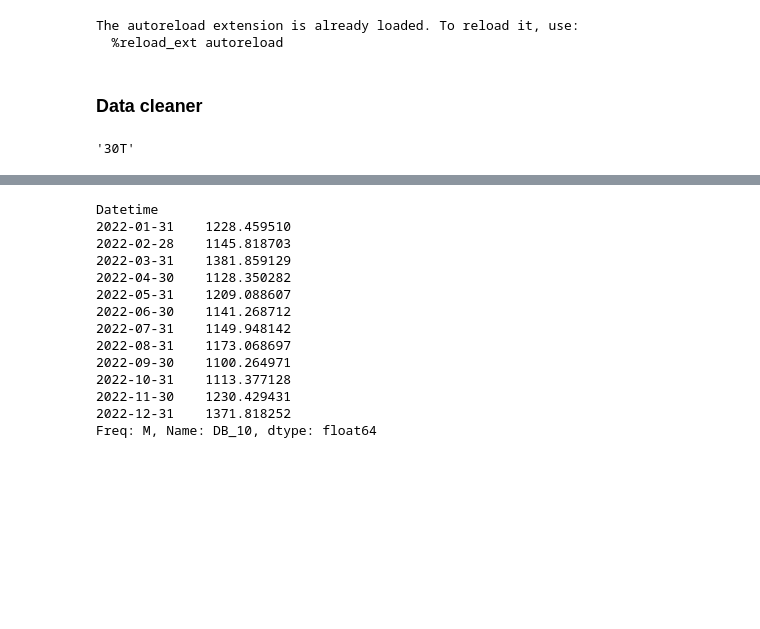
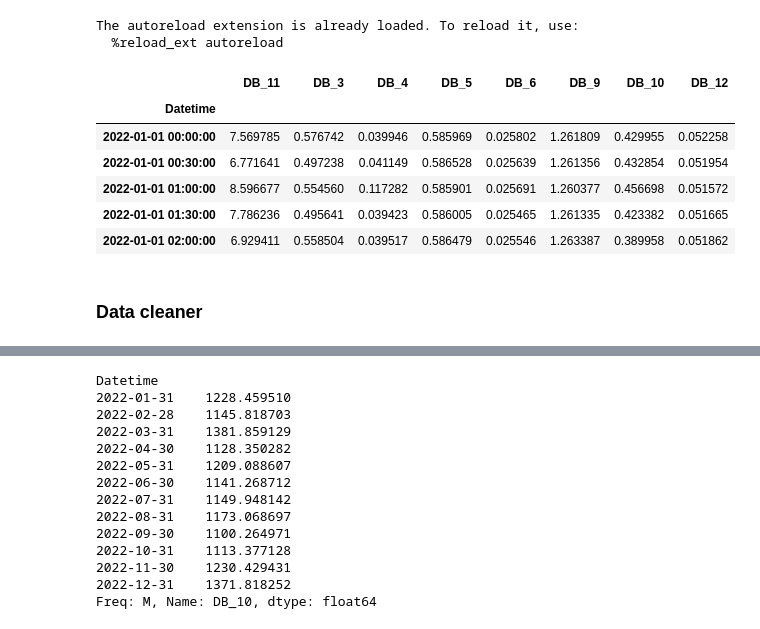
Before and after one commit to empowering-energy-solutions-ltd/e2sviz, a Jupyter notebook: notebooks/clean_demo.ipynb, the cells around one changed output, grey strips where cells are left out. Cells and saved outputs as stored; diff of their text form; code cells hidden in the pictures; blank space fills up the shorter version.

```diff
--- a/notebooks/clean_demo.ipynb
+++ b/notebooks/clean_demo.ipynb
@@ -20,12 +20,16 @@ from pathlib import Path
 # %%
 demand = dummy_data.create_dummy_site_demand(2022)
 
 save_path = Path(r'/Users/rhysjones/Library/CloudStorage/GoogleDrive-rhys.jones@e2s.energy/Shared drives/e2s-softwares/Lyra/08 - Customers/06 - Bender/02 - Ressources/03 - Test data (EVs + Chargers)/submeter_data.csv')
 bender_submeters = pd.read_csv(save_path, index_col=0, parse_dates=True)
+bender_submeters.head()
+# %% [output]
+|  | DB_11 | DB_3 | DB_4 | DB_5 | DB_6 | DB_9 | DB_10 | DB_12 |
+| Datetime |  |  |  |  |  |  |  |  |
+| 2022-01-01 00:00:00 | 7.569785 | 0.576742 | 0.039946 | 0.585969 | 0.025802 | 1.261809 | 0.429955 | 0.052258 |
+| 2022-01-01 00:30:00 | 6.771641 | 0.497238 | 0.041149 | 0.586528 | 0.025639 | 1.261356 | 0.432854 | 0.051954 |
+| 2022-01-01 01:00:00 | 8.596677 | 0.554560 | 0.117282 | 0.585901 | 0.025691 | 1.260377 | 0.456698 | 0.051572 |
+| 2022-01-01 01:30:00 | 7.786236 | 0.495641 | 0.039423 | 0.586005 | 0.025465 | 1.261335 | 0.423382 | 0.051665 |
+| 2022-01-01 02:00:00 | 6.929411 | 0.558504 | 0.039517 | 0.586479 | 0.025546 | 1.263387 | 0.389958 | 0.051862 |
 # %% [markdown]
 ### Data cleaner
-# %%
-new_test = sdp.DataManip(bender_submeters)
-new_test.frequency
-# %% [output]
-'30T'
```
Also changed, not shown: parts of 21 cells of this notebook, 4 other files.
